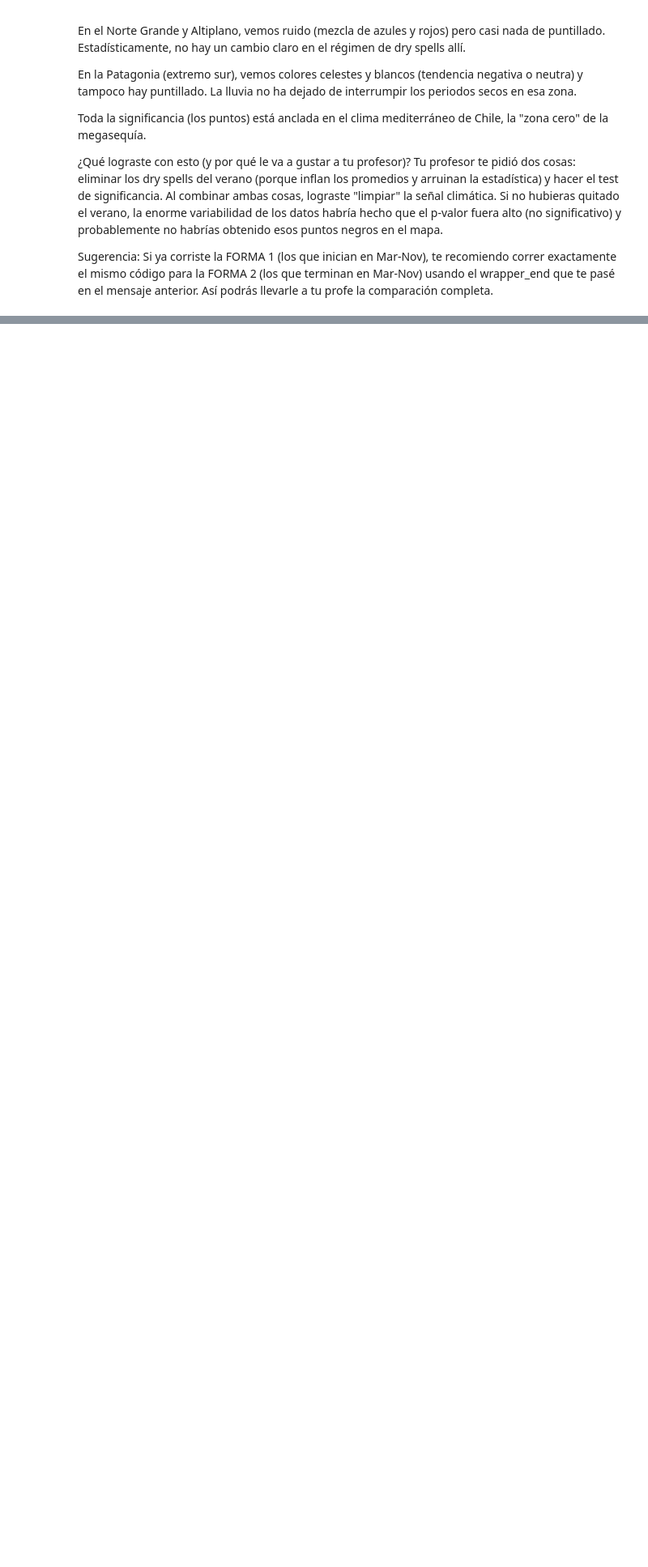
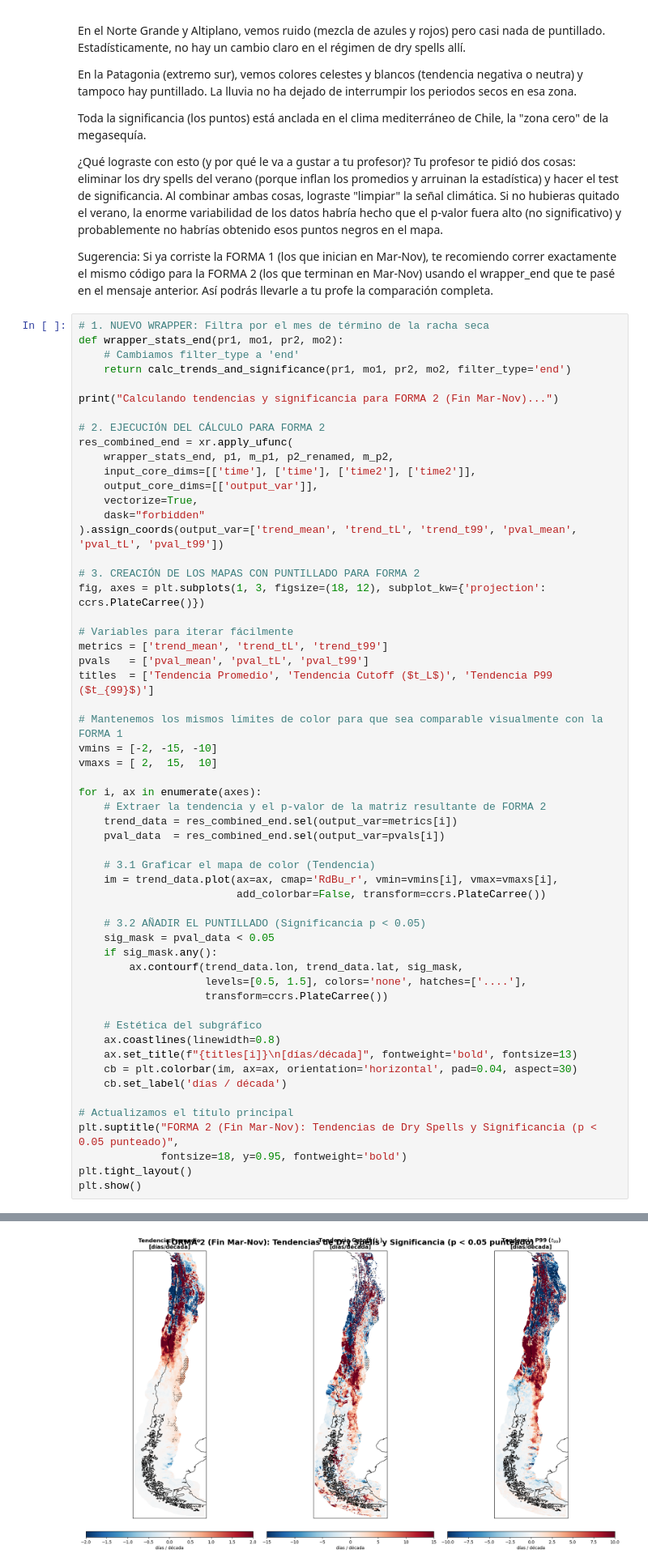
Before and after one commit to PabloGomez-97/TESIS, a Jupyter notebook: CR2MET-DATA.ipynb, the cells around one changed output, grey strips where cells are left out. Shown at 81% size. Cells and saved outputs as stored; diff of their text form; blank space fills up the shorter version.

```diff
--- a/CR2MET-DATA.ipynb
+++ b/CR2MET-DATA.ipynb
@@ -835,3 +677,60 @@ Toda la significancia (los puntos) está anclada en el clima mediterráneo de Ch
 Tu profesor te pidió dos cosas: eliminar los dry spells del verano (porque inflan los promedios y arruinan la estadística) y hacer el test de significancia. Al combinar ambas cosas, lograste "limpiar" la señal climática. Si no hubieras quitado el verano, la enorme variabilidad de los datos habría hecho que el p-valor fuera alto (no significativo) y probablemente no habrías obtenido esos puntos negros en el mapa.
 
 Sugerencia: Si ya corriste la FORMA 1 (los que inician en Mar-Nov), te recomiendo correr exactamente el mismo código para la FORMA 2 (los que terminan en Mar-Nov) usando el wrapper_end que te pasé en el mensaje anterior. Así podrás llevarle a tu profe la comparación completa.
+# %%
+# 1. NUEVO WRAPPER: Filtra por el mes de término de la racha seca
+def wrapper_stats_end(pr1, mo1, pr2, mo2):
+    # Cambiamos filter_type a 'end'
+    return calc_trends_and_significance(pr1, mo1, pr2, mo2, filter_type='end')
+
+print("Calculando tendencias y significancia para FORMA 2 (Fin Mar-Nov)...")
+
+# 2. EJECUCIÓN DEL CÁLCULO PARA FORMA 2
+res_combined_end = xr.apply_ufunc(
+    wrapper_stats_end, p1, m_p1, p2_renamed, m_p2,
+    input_core_dims=[['time'], ['time'], ['time2'], ['time2']],
+    output_core_dims=[['output_var']],
+    vectorize=True,
+    dask="forbidden"
+).assign_coords(output_var=['trend_mean', 'trend_tL', 'trend_t99', 'pval_mean', 'pval_tL', 'pval_t99'])
+
+# 3. CREACIÓN DE LOS MAPAS CON PUNTILLADO PARA FORMA 2
+fig, axes = plt.subplots(1, 3, figsize=(18, 12), subplot_kw={'projection': ccrs.PlateCarree()})
+
+# Variables para iterar fácilmente
+metrics = ['trend_mean', 'trend_tL', 'trend_t99']
+pvals   = ['pval_mean', 'pval_tL', 'pval_t99']
+titles  = ['Tendencia Promedio', 'Tendencia Cutoff ($t_L$)', 'Tendencia P99 ($t_{99}$)']
+
+# Mantenemos los mismos límites de color para que sea comparable visualmente con la FORMA 1
+vmins = [-2, -15, -10]
+vmaxs = [ 2,  15,  10]
+
+for i, ax in enumerate(axes):
+    # Extraer la tendencia y el p-valor de la matriz resultante de FORMA 2
+    trend_data = res_combined_end.sel(output_var=metrics[i])
+    pval_data  = res_combined_end.sel(output_var=pvals[i])
+
+    # 3.1 Graficar el mapa de color (Tendencia)
+    im = trend_data.plot(ax=ax, cmap='RdBu_r', vmin=vmins[i], vmax=vmaxs[i],
+                         add_colorbar=False, transform=ccrs.PlateCarree())
+
+    # 3.2 AÑADIR EL PUNTILLADO (Significancia p < 0.05)
+    sig_mask = pval_data < 0.05
+    if sig_mask.any():
+        ax.contourf(trend_data.lon, trend_data.lat, sig_mask,
+                    levels=[0.5, 1.5], colors='none', hatches=['....'],
+                    transform=ccrs.PlateCarree())
+
+    # Estética del subgráfico
+    ax.coastlines(linewidth=0.8)
+    ax.set_title(f"{titles[i]}\n[días/década]", fontweight='bold', fontsize=13)
+    cb = plt.colorbar(im, ax=ax, orientation='horizontal', pad=0.04, aspect=30)
+    cb.set_label('días / década')
+
+# Actualizamos el título principal
+plt.suptitle("FORMA 2 (Fin Mar-Nov): Tendencias de Dry Spells y Significancia (p < 0.05 punteado)",
+             fontsize=18, y=0.95, fontweight='bold')
+plt.tight_layout()
+plt.show()
+# %% [output]
@@ -837,0 +738 @@ Sugerencia: Si ya corriste la FORMA 1 (los que inician en Mar-Nov), te recomiend
+[figure, added]
```
Also changed, not shown: parts of 12 cells of this notebook, 2 other files.
